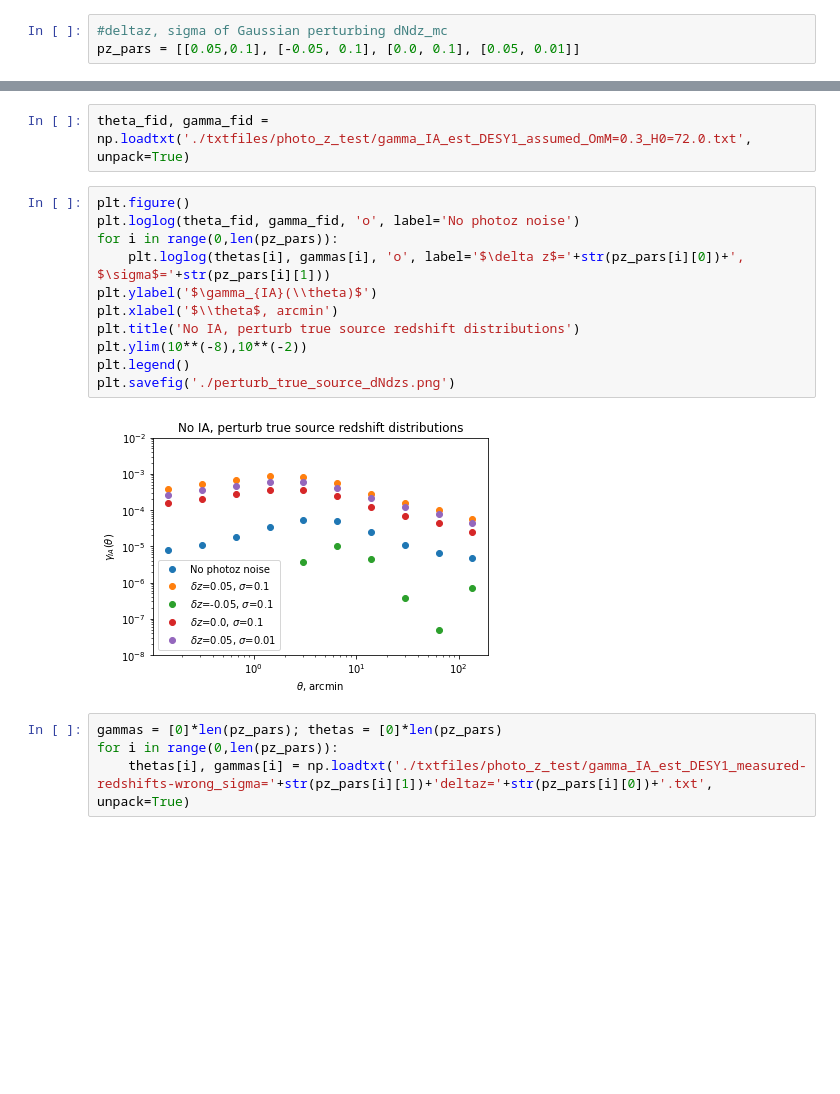
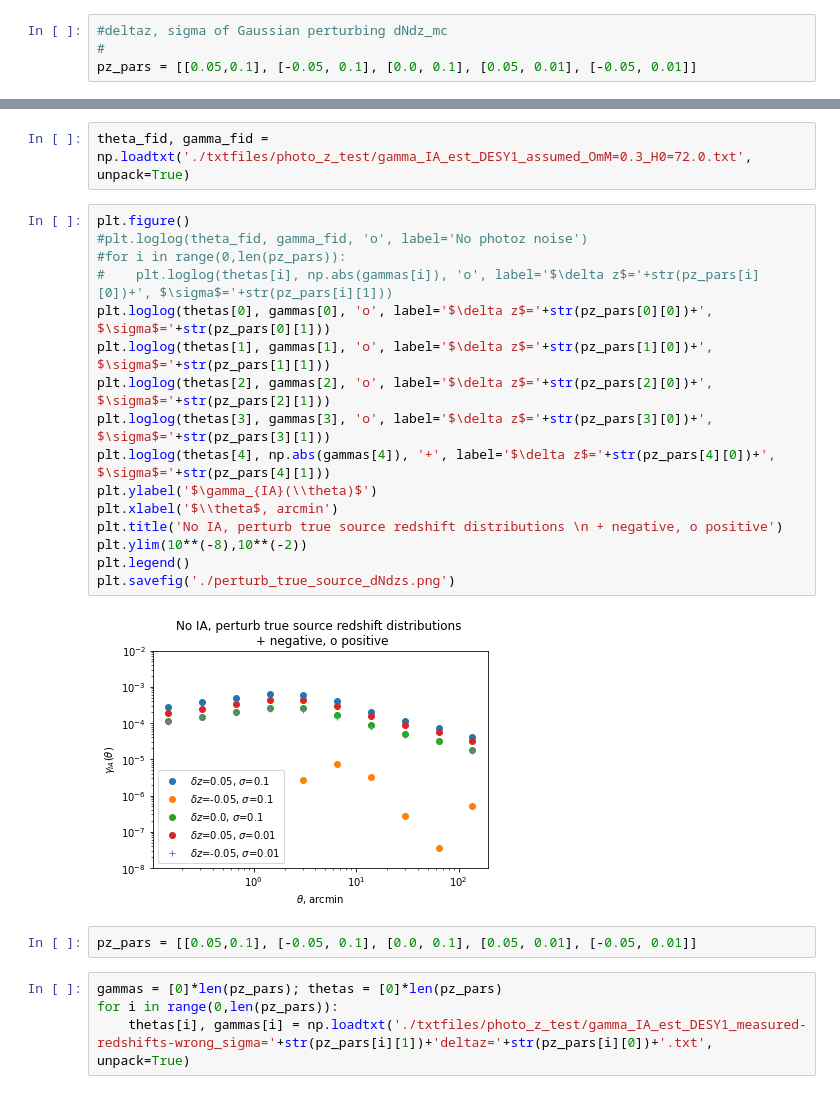
Before and after one commit to c-d-leonard/IA_GGL, a Jupyter notebook: pz_test.ipynb, the cells around one changed output, grey strips where cells are left out. Saved outputs shown, nothing was run; the diff lists cells and outputs as text; blank space fills up the shorter version.

```diff
--- a/pz_test.ipynb
+++ b/pz_test.ipynb
@@ -3,7 +3,8 @@ import numpy as np
 import matplotlib.pyplot as plt
 # %%
 #deltaz, sigma of Gaussian perturbing dNdz_mc
-pz_pars = [[0.05,0.1], [-0.05, 0.1], [0.0, 0.1], [0.05, 0.01]]
+#
+pz_pars = [[0.05,0.1], [-0.05, 0.1], [0.0, 0.1], [0.05, 0.01], [-0.05, 0.01]]
 # %%
 gammas = [0]*len(pz_pars); thetas = [0]*len(pz_pars)
 for i in range(0,len(pz_pars)):
@@ -12,17 +13,24 @@ for i in range(0,len(pz_pars)):
 theta_fid, gamma_fid = np.loadtxt('./txtfiles/photo_z_test/gamma_IA_est_DESY1_assumed_OmM=0.3_H0=72.0.txt', unpack=True)
 # %%
 plt.figure()
-plt.loglog(theta_fid, gamma_fid, 'o', label='No photoz noise')
-for i in range(0,len(pz_pars)):
-    plt.loglog(thetas[i], gammas[i], 'o', label='$\delta z$='+str(pz_pars[i][0])+', $\sigma$='+str(pz_pars[i][1]))
+#plt.loglog(theta_fid, gamma_fid, 'o', label='No photoz noise')
+#for i in range(0,len(pz_pars)):
+#    plt.loglog(thetas[i], np.abs(gammas[i]), 'o', label='$\delta z$='+str(pz_pars[i][0])+', $\sigma$='+str(pz_pars[i][1]))
+plt.loglog(thetas[0], gammas[0], 'o', label='$\delta z$='+str(pz_pars[0][0])+', $\sigma$='+str(pz_pars[0][1]))
+plt.loglog(thetas[1], gammas[1], 'o', label='$\delta z$='+str(pz_pars[1][0])+', $\sigma$='+str(pz_pars[1][1]))
+plt.loglog(thetas[2], gammas[2], 'o', label='$\delta z$='+str(pz_pars[2][0])+', $\sigma$='+str(pz_pars[2][1]))
+plt.loglog(thetas[3], gammas[3], 'o', label='$\delta z$='+str(pz_pars[3][0])+', $\sigma$='+str(pz_pars[3][1]))
+plt.loglog(thetas[4], np.abs(gammas[4]), '+', label='$\delta z$='+str(pz_pars[4][0])+', $\sigma$='+str(pz_pars[4][1]))
 plt.ylabel('$\gamma_{IA}(\\theta)$')
 plt.xlabel('$\\theta$, arcmin')
-plt.title('No IA, perturb true source redshift distributions')
+plt.title('No IA, perturb true source redshift distributions \n + negative, o positive')
 plt.ylim(10**(-8),10**(-2))
 plt.legend()
 plt.savefig('./perturb_true_source_dNdzs.png')
 # %% [output]
-[figure, old version]
+[figure, new version]
+# %%
+pz_pars = [[0.05,0.1], [-0.05, 0.1], [0.0, 0.1], [0.05, 0.01], [-0.05, 0.01]]
 # %%
 gammas = [0]*len(pz_pars); thetas = [0]*len(pz_pars)
 for i in range(0,len(pz_pars)):
```
Also changed, not shown: parts of 3 cells of this notebook, 2 other files.
